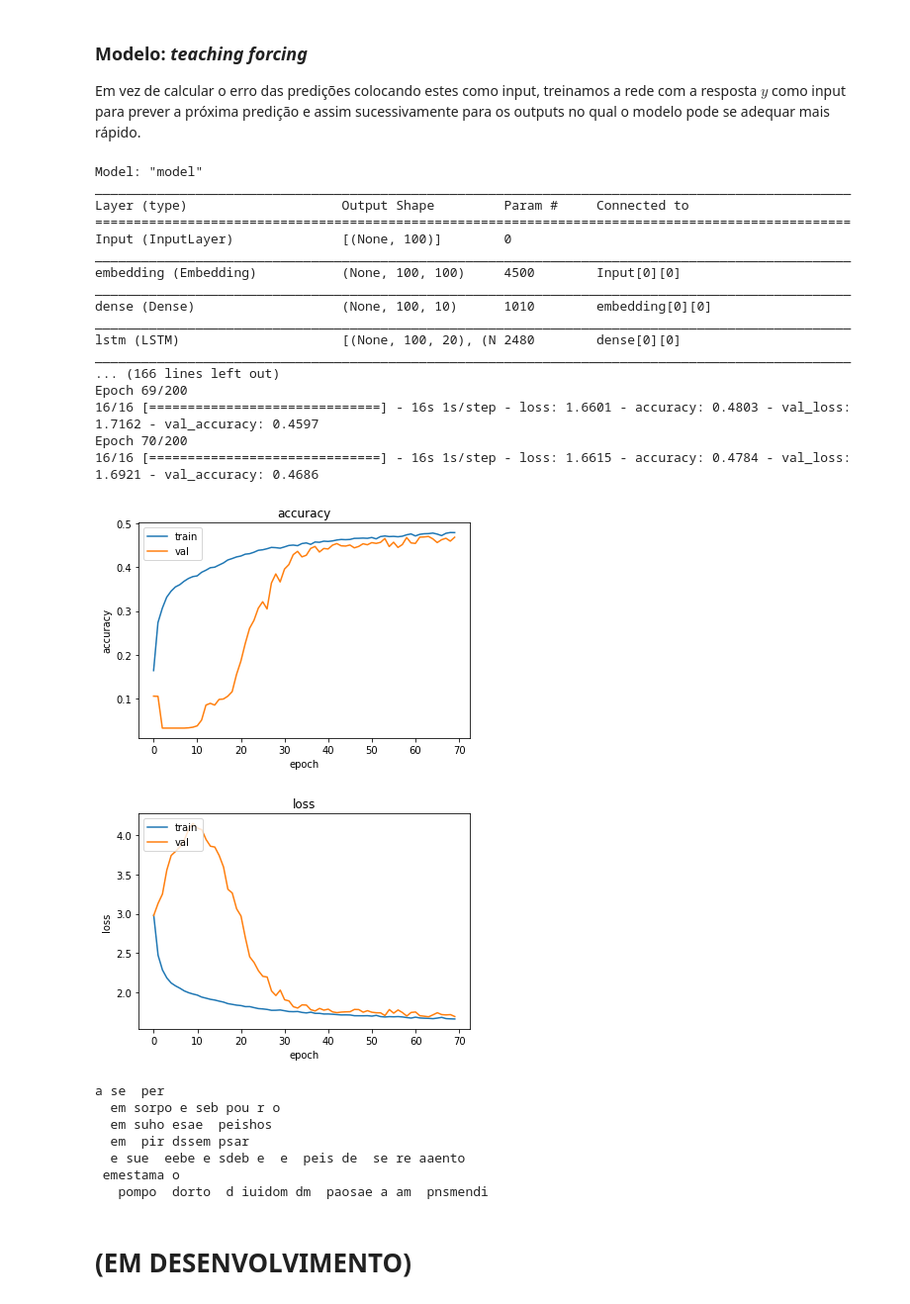
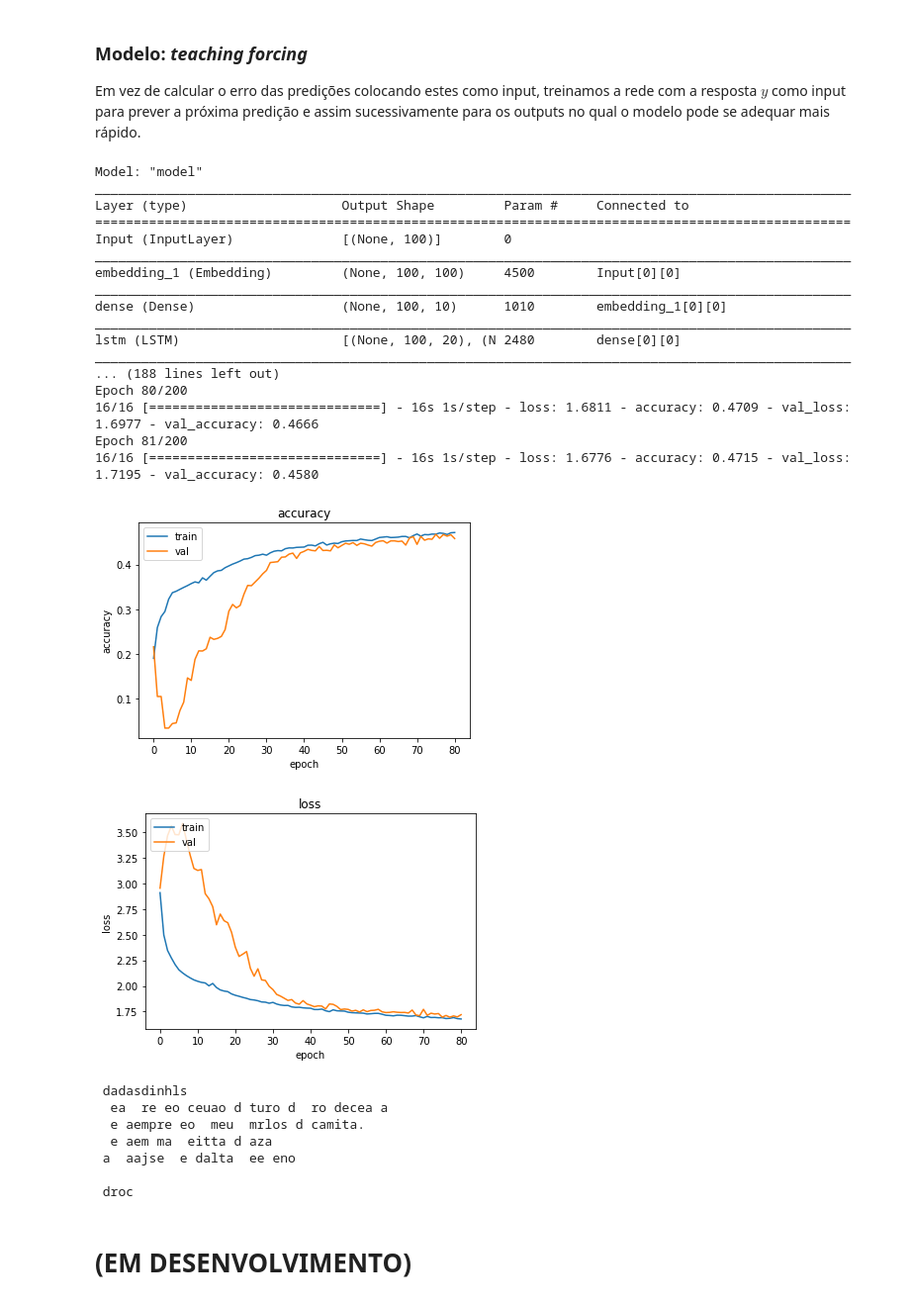
Before and after one commit to BecomeAllan/RNN, a Jupyter notebook: Lab.ipynb, the cells around one changed output. Shown at 99% size. Saved outputs shown, nothing was run; the diff lists cells and outputs as text; code cells hidden in the pictures.

```diff
--- a/Lab.ipynb
+++ b/Lab.ipynb
@@ -1253,8 +1189,8 @@ y:
 
 Em vez de calcular o erro das predições colocando estes como input, treinamos a rede com a resposta $y$ como input para prever a próxima predição e assim sucessivamente para os outputs no qual o modelo pode se adequar mais rápido.
 # %%
-from tensorflow import keras
-from keras import layers
+from tensorflow.keras import layers
+
 
 VOCAB_SIZE = len(tk_poem.index_word)
 TIME_STEPS = 100
@@ -1269,7 +1205,7 @@ lstm1_out, s_h, s_c = layers.LSTM(20, return_sequences=True, return_state=True)(
 states1 = [s_h, s_c]
 
 norm1 = layers.BatchNormalization()(lstm1_out)
-d1 = layers.TimeDistributed(layers.Dense(30, activation= "sigmoid"))(norm1)
+d1 = layers.Dense(30, activation= "sigmoid")(norm1)
 norm2 = layers.BatchNormalization()(d1)
 d2 = layers.Dense(30, activation= "sigmoid")(norm2)
 
@@ -1305,49 +1241,49 @@ hist = modelo.fit(x = X_train,
                   epochs=200,
                   verbose=1,
                   callbacks=keras.callbacks.EarlyStopping('accuracy',
                                                           patience=10,
                                                           min_delta=0.005,
                                                           restore_best_weights=True)
                   )
 
 # Grafico
 plot(hist)
 
 y_hat = modelo(X_train[0:2])
 # Previsões
 y_hat = np.array([[np.argmax(x) for x in k] for k in y_hat ])
 y_hat = np.array([[tk_poem.index_word[x] for x in k] for k in y_hat ])
 
 print("".join(y_hat.reshape((1,200))[0]))
 
 keras.backend.clear_session()
 # %% [output]
 Model: "model"
 __________________________________________________________________________________________________
 Layer (type)                    Output Shape         Param #     Connected to
 ==================================================================================================
 Input (InputLayer)              [(None, 100)]        0
 __________________________________________________________________________________________________
-embedding (Embedding)           (None, 100, 100)     4500        Input[0][0]
+embedding_1 (Embedding)         (None, 100, 100)     4500        Input[0][0]
 __________________________________________________________________________________________________
-dense (Dense)                   (None, 100, 10)      1010        embedding[0][0]
+dense (Dense)                   (None, 100, 10)      1010        embedding_1[0][0]
 __________________________________________________________________________________________________
 lstm (LSTM)                     [(None, 100, 20), (N 2480        dense[0][0]
 __________________________________________________________________________________________________
-... (166 lines left out)
-Epoch 69/200
-16/16 [==============================] - 16s 1s/step - loss: 1.6601 - accuracy: 0.4803 - val_loss: 1.7162 - val_accuracy: 0.4597
-Epoch 70/200
-16/16 [==============================] - 16s 1s/step - loss: 1.6615 - accuracy: 0.4784 - val_loss: 1.6921 - val_accuracy: 0.4686
+... (188 lines left out)
+Epoch 80/200
+16/16 [==============================] - 16s 1s/step - loss: 1.6811 - accuracy: 0.4709 - val_loss: 1.6977 - val_accuracy: 0.4666
+Epoch 81/200
+16/16 [==============================] - 16s 1s/step - loss: 1.6776 - accuracy: 0.4715 - val_loss: 1.7195 - val_accuracy: 0.4580
-[figure, old version]
+[figure, new version]
-[figure, old version]
+[figure, new version]
-a se  per
-  em sorpo e seb pou r o
-  em suho esae  peishos
-  em  pir dssem psar
-  e sue  eebe e sdeb e  e  peis de  se re aaento
- emestama o
-   pompo  dorto  d iuidom dm  paosae a am  pnsmendi
+ dadasdinhls
+  ea  re eo ceuao d turo d  ro decea a
+  e aempre eo  meu  mrlos d camita.
+  e aem ma  eitta d aza
+ a  aajse  e dalta  ee eno
+
+ droc
 # %% [markdown]
 # (EM DESENVOLVIMENTO)
 # %% [markdown]
```
Also changed, not shown: parts of 11 cells of this notebook.
